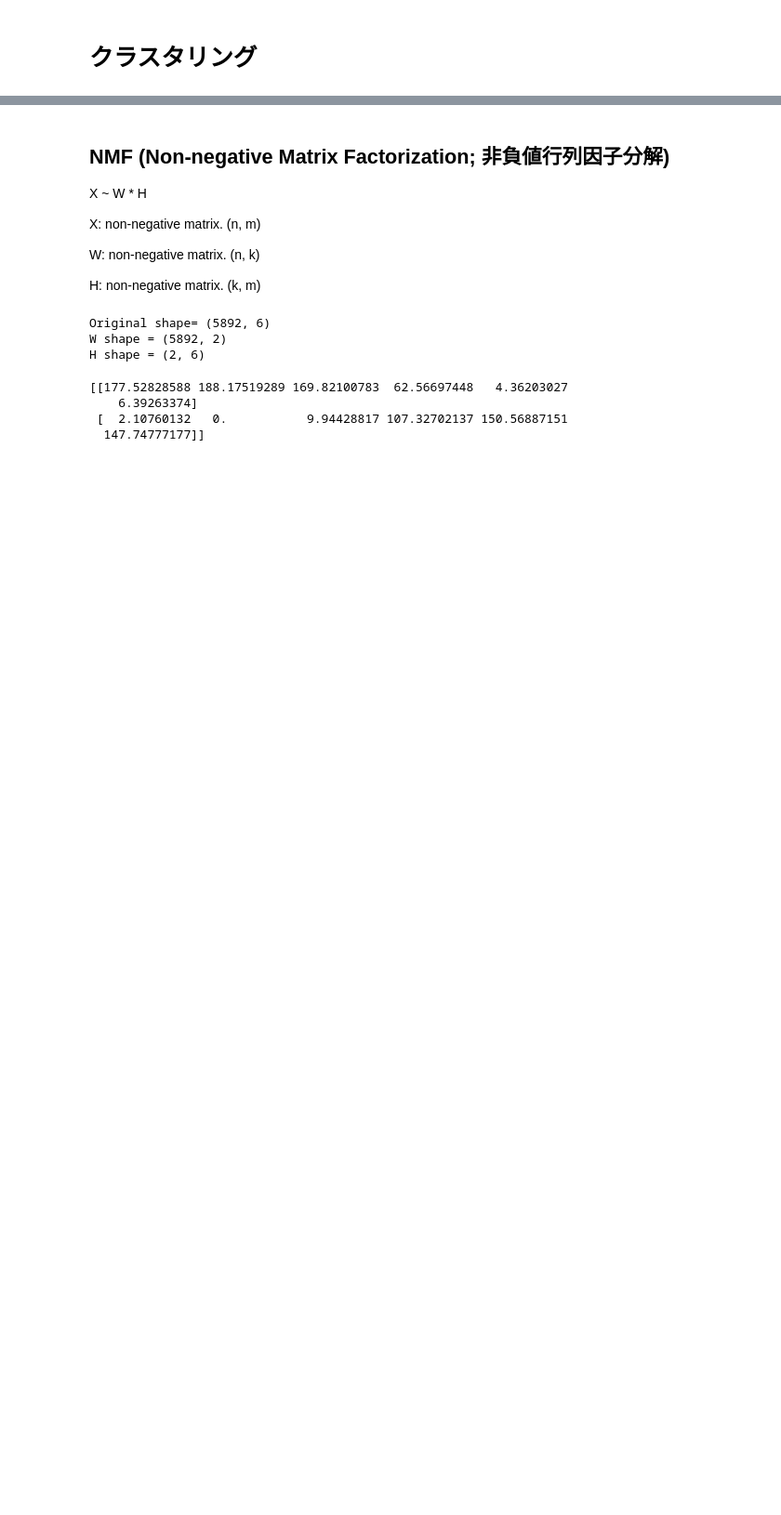
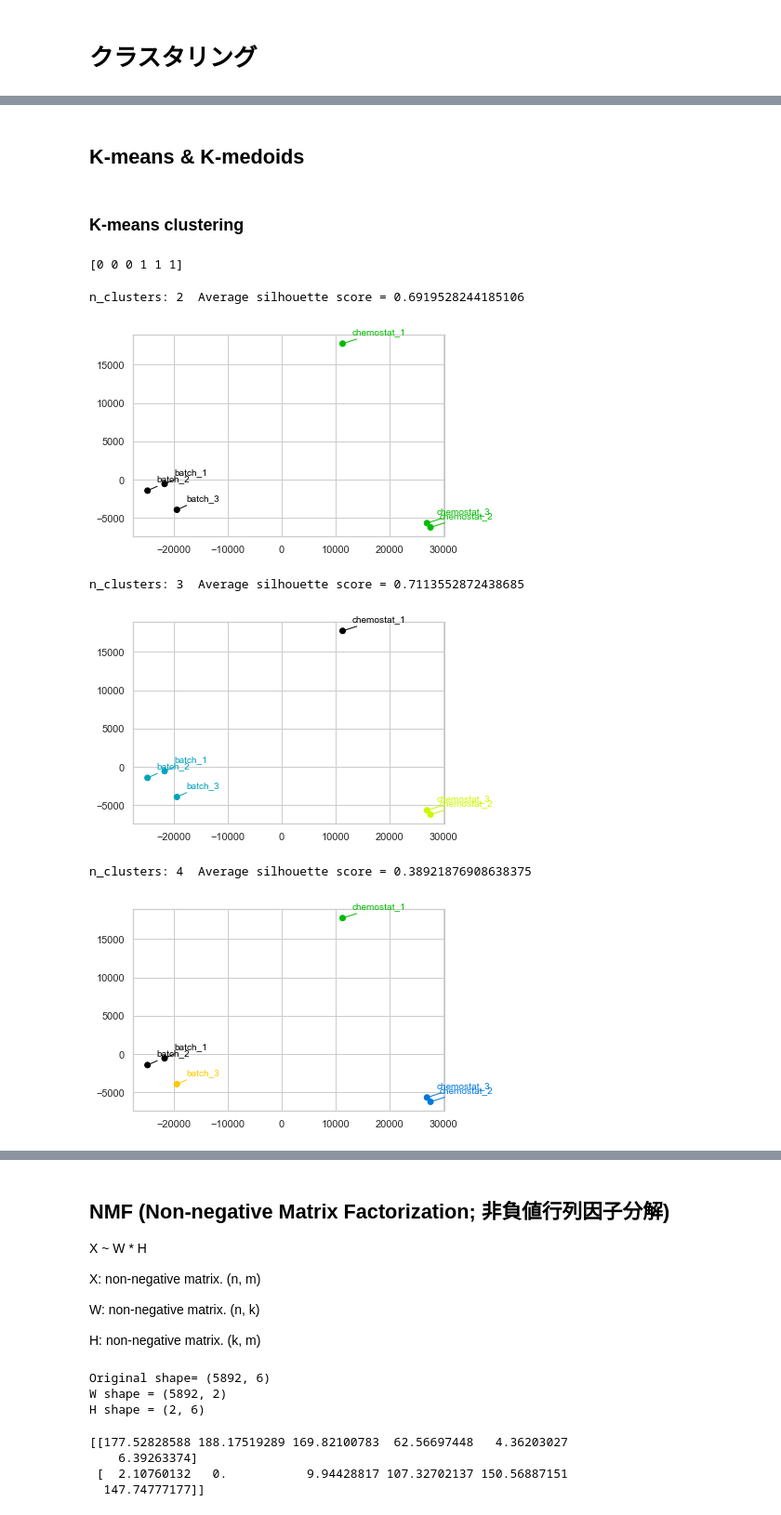
Before and after one commit to genome-sci/python_bioinfo_2018, a Jupyter notebook: 3-1/3-1_DimensionalityReduction_Clustering.ipynb, the cells around one changed output, grey strips where cells are left out. Shown: that part at 93% size. Saved outputs shown, nothing was run; the diff lists cells and outputs as text; code cells hidden in the pictures; blank space fills up the shorter version.

```diff
--- a/3-1/3-1_DimensionalityReduction_Clustering.ipynb
+++ b/3-1/3-1_DimensionalityReduction_Clustering.ipynb
@@ -259,0 +266,34 @@ scatter_plot(coords, std_df.columns, colors)
+# %% [markdown]
+## K-means & K-medoids
+# %% [markdown]
+### K-means clustering
+# %%
+import sklearn.cluster
+model = sklearn.cluster.KMeans(n_clusters=2)
+y = model.fit_predict(df.transpose().values)
+print(y)
+# %% [output]
+[0 0 0 1 1 1]
+# %%
+# silhouette解析による適切なクラスター数の推定
+from sklearn.metrics import silhouette_score
+import matplotlib.cm as cm
+
+X = df.transpose().values
+pca = sklearn.decomposition.PCA()
+pca_coords = pca.fit_transform(X)
+
+for n_clusters in [2, 3, 4]:
+    model = sklearn.cluster.KMeans(n_clusters=n_clusters)
+    y = model.fit_predict(X)
+    silhouette_avg = silhouette_score(X, y)
+    print('n_clusters:',n_clusters,' Average silhouette score =',silhouette_avg)
+    colors = cm.nipy_spectral(y.astype(float) / n_clusters)
+    scatter_plot(pca_coords, std_df.columns, colors)
+# %% [output]
+n_clusters: 2  Average silhouette score = 0.6919528244185106
+[figure, added]
+n_clusters: 3  Average silhouette score = 0.7113552872438685
+[figure, added]
+n_clusters: 4  Average silhouette score = 0.38921876908638375
+[figure, added]
```
Also changed, not shown: parts of 26 cells of this notebook, 1 other file.
